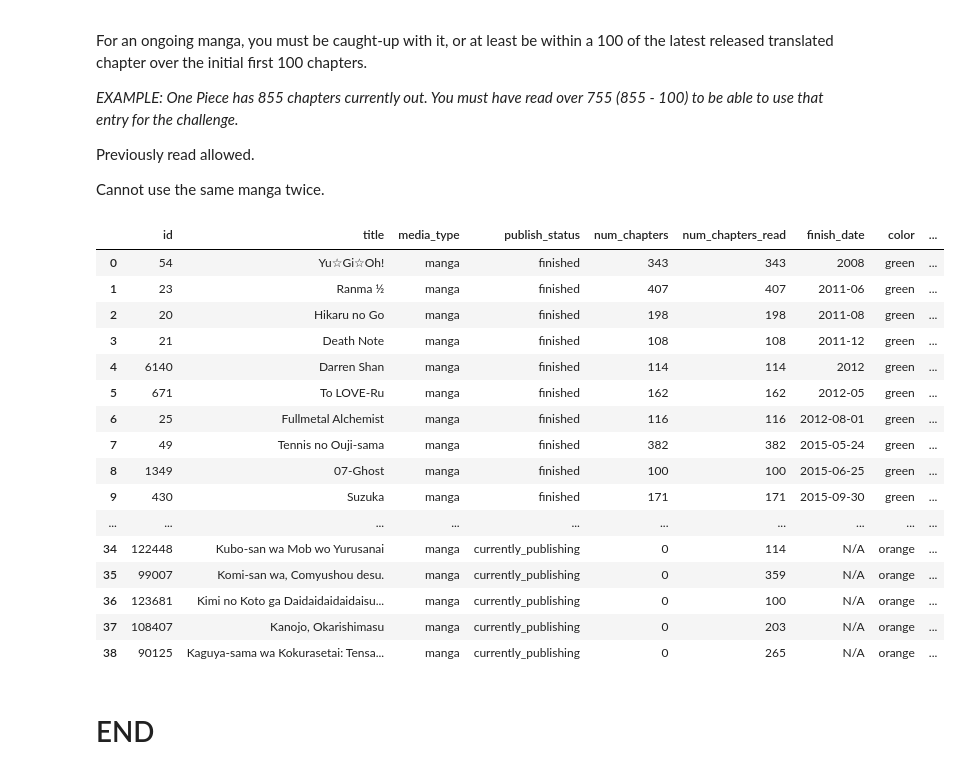
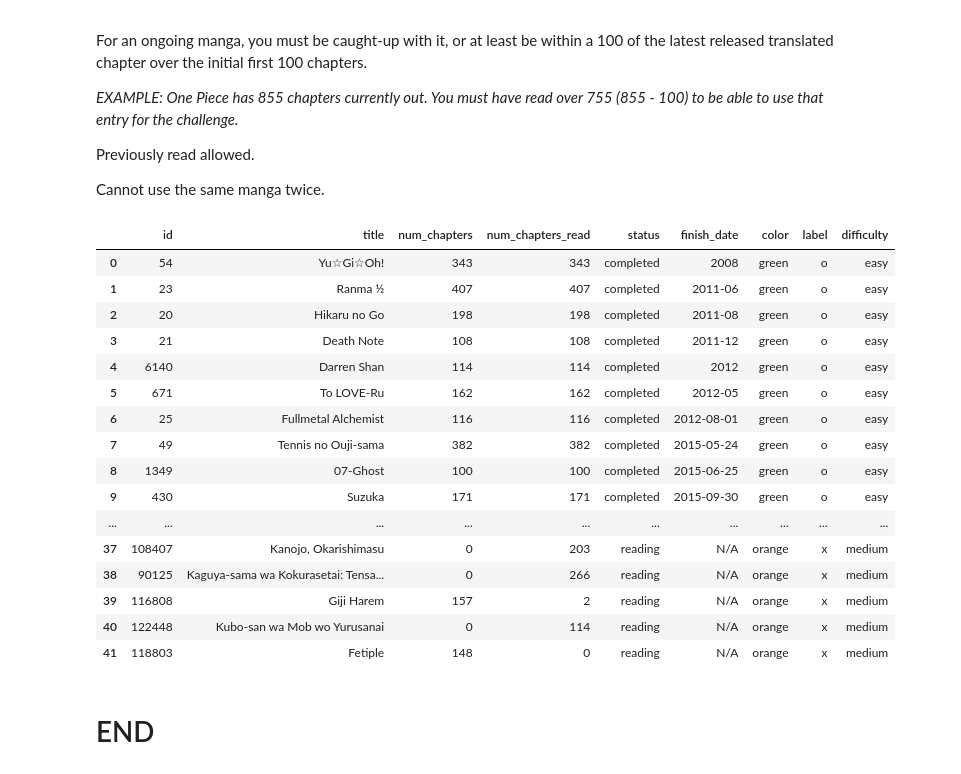
Before and after one commit to nerfsunny/MAL-Challenge-Tracker, a Jupyter notebook: MRC Club Challenge.ipynb, the cells around one changed output. Saved outputs shown, nothing was run; the diff lists cells and outputs as text; code cells hidden in the pictures.

Commit message:
Updated MRC Club Challenge.ipynb
Modified cell for 100 chapters challenge. Changed search criteria for finding items that are not relevant to the challenge.

```diff
--- a/MRC Club Challenge.ipynb
+++ b/MRC Club Challenge.ipynb
@@ -42,18 +36,18 @@ mangaDF = combineMALDFs(loadMALJSON_DF(readingJson, nodeColumns, listStatusColum
 mangaDF['color'] = 'N/A'
 mangaDF['label'] = 'N/A'
 
-myMALDF_Anime = mangaDF.astype({'id' : 'int64',
-                                'title' : 'string',
-                                'media_type' : 'string',
-                                'status' : 'string',
-                                'start_date' : 'string',
-                                'finish_date' : 'string',
-                                'color' : 'string',
-                                'label' : 'string',
-                                'publish_start_date' : 'string',
-                                'publish_end_date' : 'string',
-                                'num_chapters' : 'int64',
-                                'num_chapters_read' : 'int64'})
+mangaDF = mangaDF.astype({'id' : 'int64',
+                          'title' : 'string',
+                          'media_type' : 'string',
+                          'status' : 'string',
+                          'start_date' : 'string',
+                          'finish_date' : 'string',
+                          'color' : 'string',
+                          'label' : 'string',
+                          'publish_start_date' : 'string',
+                          'publish_end_date' : 'string',
+                          'num_chapters' : 'int64',
+                          'num_chapters_read' : 'int64'})
 
 mangaDF
 # %% [output]
@@ -90,47 +84,45 @@ Previously read allowed.
 
 Cannot use the same manga twice.
 # %%
-manga100DF = mangaDF.loc[:, ['id', 'title', 'media_type', 'publish_status', 'num_chapters', 'num_chapters_read', 'finish_date', 'color', 'label']]
+manga100DF = mangaDF.loc[:, ['id', 'title', 'publish_status', 'num_chapters', 'num_chapters_read', 'status', 'finish_date', 'color', 'label']]
+
 unneededItems = set()
+unneededItems.update(manga100DF.index[manga100DF['publish_status'] == 'currently_publishing'].intersection(manga100DF.index[manga100DF['num_chapters_read'] < 100]))
+unneededItems.update(manga100DF.index[manga100DF['publish_status'] == 'finished'].intersection(manga100DF.index[manga100DF['num_chapters'] < 100]))
+manga100DF.drop(index=unneededItems, columns = ['publish_status'], inplace=True)
 
-unneededItems.update(manga100DF.index[manga100DF['num_chapters'] < 100].intersection(manga100DF.index[manga100DF['publish_status'] == 'finished']))
-unneededItems.update(manga100DF.index[manga100DF['num_chapters_read'] < 100])
-
-manga100DF.drop(index=unneededItems, inplace=True)
-manga100DF.sort_values('finish_date', ignore_index=True, inplace=True)
+manga100DF.loc[manga100DF['status'] == 'completed', ['color', 'label']] = 'green', 'o'
+manga100DF.loc[manga100DF['status'] == 'reading', ['color', 'label']] = 'orange', 'x'
+manga100DF.sort_values('finish_date', inplace=True, ignore_index=True)
 manga100DF['difficulty'] = 'N/A'
-
-manga100DF.loc[manga100DF['publish_status'] == 'finished', ['color', 'label']] = 'green', 'o'
-manga100DF.loc[manga100DF['publish_status'] == 'currently_publishing', ['color', 'label']] = 'orange', 'x'
-
 for row in range(0, min(91, manga100DF.shape[0])):
     if row <= 14:
         manga100DF.loc[row, 'difficulty'] = 'easy'
     elif row <= 44:
         manga100DF.loc[row, 'difficulty'] = 'medium'
     elif row <= 89:
         manga100DF.loc[row, 'difficulty'] = 'hard'
     else:
         manga100DF.loc[row, 'difficulty'] = 'N/A'
 
 manga100DF
 # %% [output]
-|  | id | title | media_type | publish_status | num_chapters | num_chapters_read | finish_date | color | ... |
-| 0 | 54 | Yu☆Gi☆Oh! | manga | finished | 343 | 343 | 2008 | green | ... |
-| 1 | 23 | Ranma ½ | manga | finished | 407 | 407 | 2011-06 | green | ... |
-| 2 | 20 | Hikaru no Go | manga | finished | 198 | 198 | 2011-08 | green | ... |
-| 3 | 21 | Death Note | manga | finished | 108 | 108 | 2011-12 | green | ... |
-| 4 | 6140 | Darren Shan | manga | finished | 114 | 114 | 2012 | green | ... |
-| 5 | 671 | To LOVE-Ru | manga | finished | 162 | 162 | 2012-05 | green | ... |
-| 6 | 25 | Fullmetal Alchemist | manga | finished | 116 | 116 | 2012-08-01 | green | ... |
-| 7 | 49 | Tennis no Ouji-sama | manga | finished | 382 | 382 | 2015-05-24 | green | ... |
-| 8 | 1349 | 07-Ghost | manga | finished | 100 | 100 | 2015-06-25 | green | ... |
-| 9 | 430 | Suzuka | manga | finished | 171 | 171 | 2015-09-30 | green | ... |
+|  | id | title | num_chapters | num_chapters_read | status | finish_date | color | label | difficulty |
+| 0 | 54 | Yu☆Gi☆Oh! | 343 | 343 | completed | 2008 | green | o | easy |
+| 1 | 23 | Ranma ½ | 407 | 407 | completed | 2011-06 | green | o | easy |
+| 2 | 20 | Hikaru no Go | 198 | 198 | completed | 2011-08 | green | o | easy |
+| 3 | 21 | Death Note | 108 | 108 | completed | 2011-12 | green | o | easy |
+| 4 | 6140 | Darren Shan | 114 | 114 | completed | 2012 | green | o | easy |
+| 5 | 671 | To LOVE-Ru | 162 | 162 | completed | 2012-05 | green | o | easy |
+| 6 | 25 | Fullmetal Alchemist | 116 | 116 | completed | 2012-08-01 | green | o | easy |
+| 7 | 49 | Tennis no Ouji-sama | 382 | 382 | completed | 2015-05-24 | green | o | easy |
+| 8 | 1349 | 07-Ghost | 100 | 100 | completed | 2015-06-25 | green | o | easy |
+| 9 | 430 | Suzuka | 171 | 171 | completed | 2015-09-30 | green | o | easy |
 | ... | ... | ... | ... | ... | ... | ... | ... | ... | ... |
-| 34 | 122448 | Kubo-san wa Mob wo Yurusanai | manga | currently_publishing | 0 | 114 | N/A | orange | ... |
-| 35 | 99007 | Komi-san wa, Comyushou desu. | manga | currently_publishing | 0 | 359 | N/A | orange | ... |
-| 36 | 123681 | Kimi no Koto ga Daidaidaidaidaisu... | manga | currently_publishing | 0 | 100 | N/A | orange | ... |
-| 37 | 108407 | Kanojo, Okarishimasu | manga | currently_publishing | 0 | 203 | N/A | orange | ... |
-| 38 | 90125 | Kaguya-sama wa Kokurasetai: Tensa... | manga | currently_publishing | 0 | 265 | N/A | orange | ... |
+| 37 | 108407 | Kanojo, Okarishimasu | 0 | 203 | reading | N/A | orange | x | medium |
+| 38 | 90125 | Kaguya-sama wa Kokurasetai: Tensa... | 0 | 266 | reading | N/A | orange | x | medium |
+| 39 | 116808 | Giji Harem | 157 | 2 | reading | N/A | orange | x | medium |
+| 40 | 122448 | Kubo-san wa Mob wo Yurusanai | 0 | 114 | reading | N/A | orange | x | medium |
+| 41 | 118803 | Fetiple | 148 | 0 | reading | N/A | orange | x | medium |
 # %% [markdown]
 # END
```
Also changed, not shown: parts of 2 cells of this notebook.
